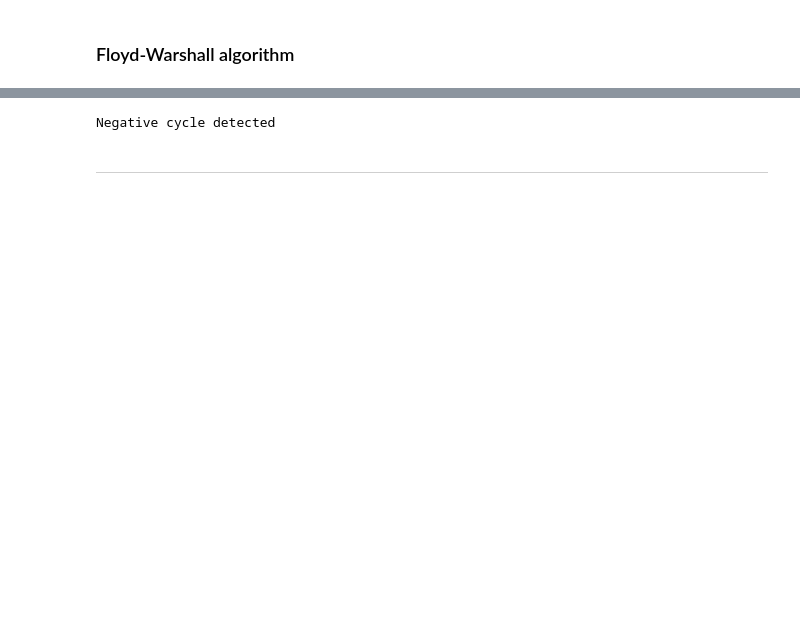
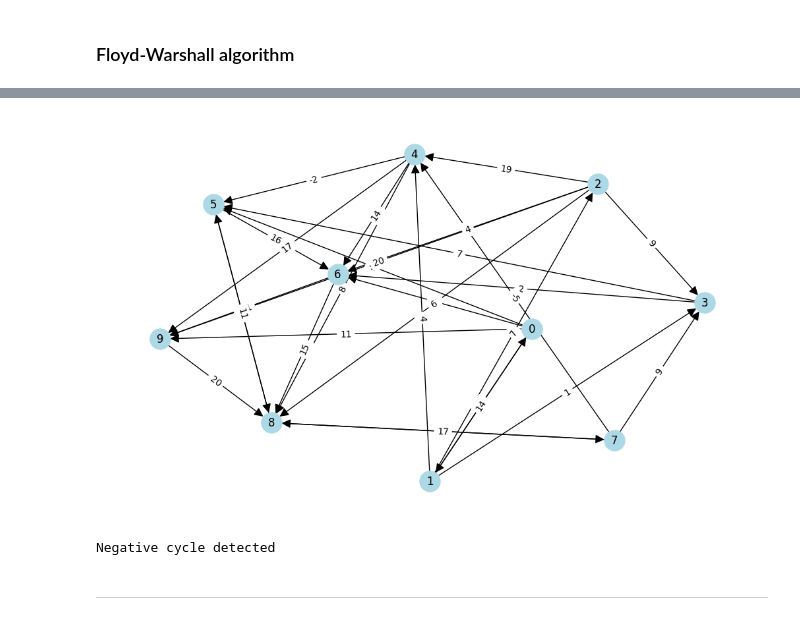
Before and after one commit to ArseniiStratiuk/Decision-Tree-Classifier-Lab, a Jupyter notebook: Lab1_trees.ipynb, the cells around one changed output, grey strips where cells are left out. Saved outputs shown, nothing was run; the diff lists cells and outputs as text; code cells hidden in the pictures; blank space fills up the shorter version.

Commit message:
Fix layout and Warshall

```diff
--- a/Lab1_trees.ipynb
+++ b/Lab1_trees.ipynb
@@ -442,6 +410,6 @@ try:
     pred, dist = floyd_warshall_predecessor_and_distance(G)
     for k, v in dist.items():
         print(f"Distances with {k} source:", dict(v))
-except:
+except ValueError:
     print("Negative cycle detected")
 # %% [output]
@@ -489,3 +443,41 @@ graph = gnp_random_connected_graph(10, 0.5, True, True)
+# %%
+def floyd_warshall(graph: nx.Graph) -> dict:
+    """
+    Implement the Floyd-Warshall algorithm to find the shortest paths between all pairs of nodes.
+
+    Args:
+        graph (nx.Graph): A graph with weighted edges.
+
+    Returns:
+        tuple[dict[int, int], dict[int, int]]: A tuple containing two dictionaries:
+            - The first dictionary contains the predecessors for each node in the path.
+            - The second dictionary contains the distances from the source node to each node.
+    """
+    dist = {node: {node: float('inf') for node in graph.nodes} for node in graph.nodes}
+    pred = {node: {node: None for node in graph.nodes} for node in graph.nodes}
+
+    for u, v in graph.edges:
+        weight = graph[u][v]['weight']
+        dist[u][v] = weight
+        pred[u][v] = u
+
+    for node in graph.nodes:
+        dist[node][node] = 0
+
+    for k in graph.nodes:
+        for i in graph.nodes:
+            for j in graph.nodes:
+                if dist[i][k] + dist[k][j] < dist[i][j]:
+                    dist[i][j] = dist[i][k] + dist[k][j]
+                    pred[i][j] = pred[k][j]
+
+    for node in graph.nodes:
+        if dist[node][node] < 0:
+            raise ValueError("Graph contains a negative-weight cycle")
+
+    return pred, dist
+# %% [output]
+[figure, added]
 # %%
 try:
     pred, dist = nx.floyd_warshall(graph)
```
Also changed, not shown: parts of 20 cells of this notebook.
